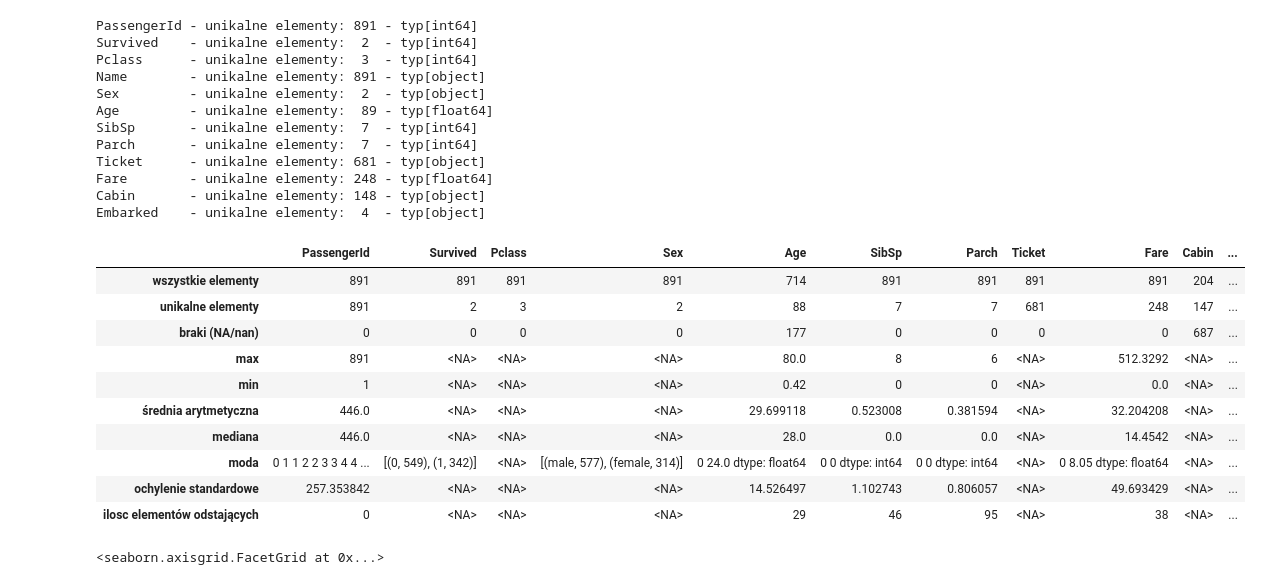
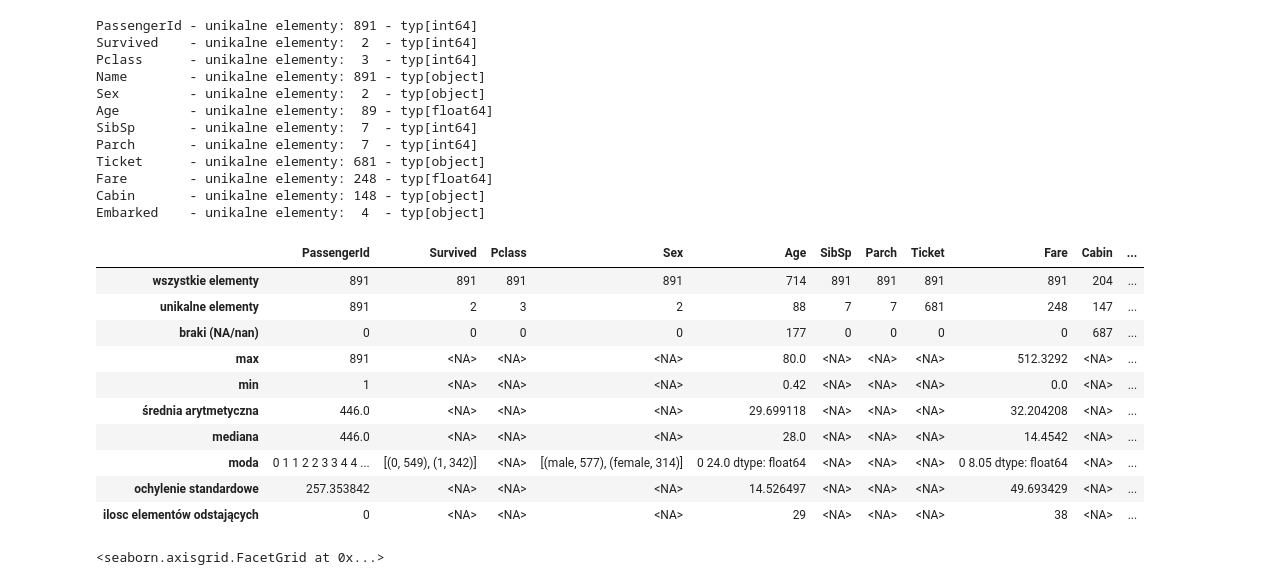
Before and after one commit to ninj4i/DSiUM, a Jupyter notebook: DSiUM.ipynb, the cells around one changed output. Cells and saved outputs as stored; diff of their text form; code cells hidden in the pictures.

```diff
--- a/DSiUM.ipynb
+++ b/DSiUM.ipynb
@@ -72,19 +72,18 @@ def opisz_dane (df: pd.DataFrame) -> pd.DataFrame:
 #    print(pd.DataFrame(serie, index = wiersze))
     return pd.DataFrame(serie, index = wiersze)
 # %%
-df = df.astype({'Survived' : 'category', 'Pclass' : 'category'})
-df = df.drop(columns= 'Name')
+df = df.astype({'Survived' : 'category', 'Pclass' : 'category', 'Parch' : 'category', 'SibSp': 'category'})
 opisz_dane(df)
 # %% [output]
 |  | PassengerId | Survived | Pclass | Sex | Age | SibSp | Parch | Ticket | Fare | Cabin | ... |
 | wszystkie elementy | 891 | 891 | 891 | 891 | 714 | 891 | 891 | 891 | 891 | 204 | ... |
 | unikalne elementy | 891 | 2 | 3 | 2 | 88 | 7 | 7 | 681 | 248 | 147 | ... |
 | braki (NA/nan) | 0 | 0 | 0 | 0 | 177 | 0 | 0 | 0 | 0 | 687 | ... |
-| max | 891 | <NA> | <NA> | <NA> | 80.0 | 8 | 6 | <NA> | 512.3292 | <NA> | ... |
-| min | 1 | <NA> | <NA> | <NA> | 0.42 | 0 | 0 | <NA> | 0.0 | <NA> | ... |
-| średnia arytmetyczna | 446.0 | <NA> | <NA> | <NA> | 29.699118 | 0.523008 | 0.381594 | <NA> | 32.204208 | <NA> | ... |
-| mediana | 446.0 | <NA> | <NA> | <NA> | 28.0 | 0.0 | 0.0 | <NA> | 14.4542 | <NA> | ... |
-| moda | 0 1 1 2 2 3 3 4 4 ... | [(0, 549), (1, 342)] | <NA> | [(male, 577), (female, 314)] | 0 24.0 dtype: float64 | 0 0 dtype: int64 | 0 0 dtype: int64 | <NA> | 0 8.05 dtype: float64 | <NA> | ... |
-| ochylenie standardowe | 257.353842 | <NA> | <NA> | <NA> | 14.526497 | 1.102743 | 0.806057 | <NA> | 49.693429 | <NA> | ... |
-| ilosc elementów odstających | 0 | <NA> | <NA> | <NA> | 29 | 46 | 95 | <NA> | 38 | <NA> | ... |
+| max | 891 | <NA> | <NA> | <NA> | 80.0 | <NA> | <NA> | <NA> | 512.3292 | <NA> | ... |
+| min | 1 | <NA> | <NA> | <NA> | 0.42 | <NA> | <NA> | <NA> | 0.0 | <NA> | ... |
+| średnia arytmetyczna | 446.0 | <NA> | <NA> | <NA> | 29.699118 | <NA> | <NA> | <NA> | 32.204208 | <NA> | ... |
+| mediana | 446.0 | <NA> | <NA> | <NA> | 28.0 | <NA> | <NA> | <NA> | 14.4542 | <NA> | ... |
+| moda | 0 1 1 2 2 3 3 4 4 ... | [(0, 549), (1, 342)] | <NA> | [(male, 577), (female, 314)] | 0 24.0 dtype: float64 | <NA> | <NA> | <NA> | 0 8.05 dtype: float64 | <NA> | ... |
+| ochylenie standardowe | 257.353842 | <NA> | <NA> | <NA> | 14.526497 | <NA> | <NA> | <NA> | 49.693429 | <NA> | ... |
+| ilosc elementów odstających | 0 | <NA> | <NA> | <NA> | 29 | <NA> | <NA> | <NA> | 38 | <NA> | ... |
 # %%
```
Also changed, not shown: parts of 2 cells of this notebook.
